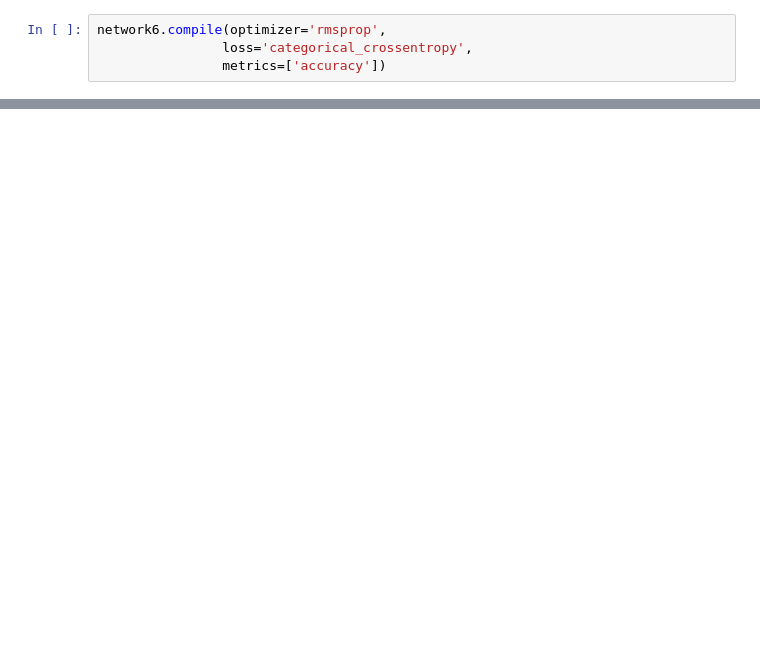
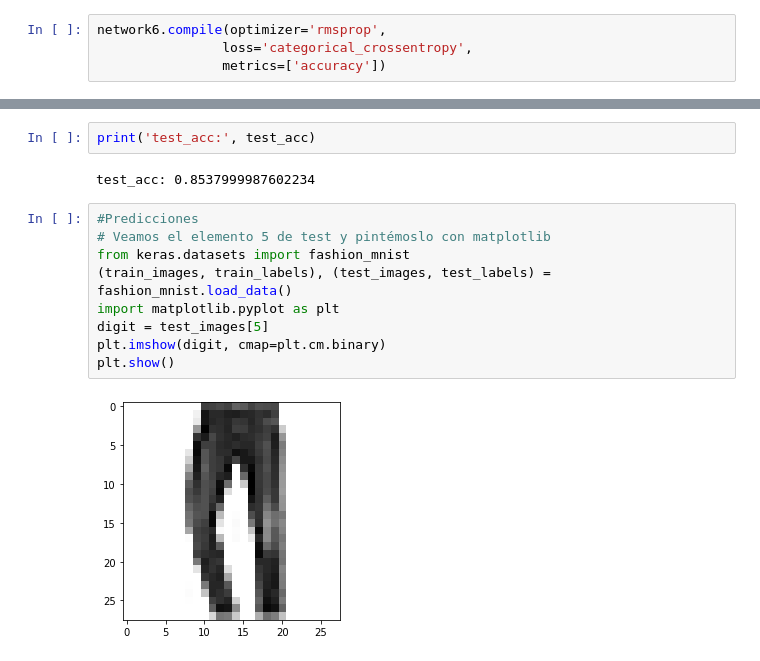
Before and after one commit to ElenaGomezB/AA_PRACTICA1_GRUPO_10, a Jupyter notebook: Untitled0.ipynb, the cells around one changed output, grey strips where cells are left out. Saved outputs shown, nothing was run; the diff lists cells and outputs as text; blank space fills up the shorter version.

```diff
--- a/Untitled0.ipynb
+++ b/Untitled0.ipynb
@@ -189,0 +356,15 @@ network.compile(optimizer='rmsprop',
+# %%
+print('test_acc:', test_acc)
+# %% [output]
+test_acc: 0.8537999987602234
+# %%
+#Predicciones
+# Veamos el elemento 5 de test y pintémoslo con matplotlib
+from keras.datasets import fashion_mnist
+(train_images, train_labels), (test_images, test_labels) = fashion_mnist.load_data()
+import matplotlib.pyplot as plt
+digit = test_images[5]
+plt.imshow(digit, cmap=plt.cm.binary)
+plt.show()
+# %% [output]
+[figure, added]
```
Also changed, not shown: parts of 21 cells of this notebook.
